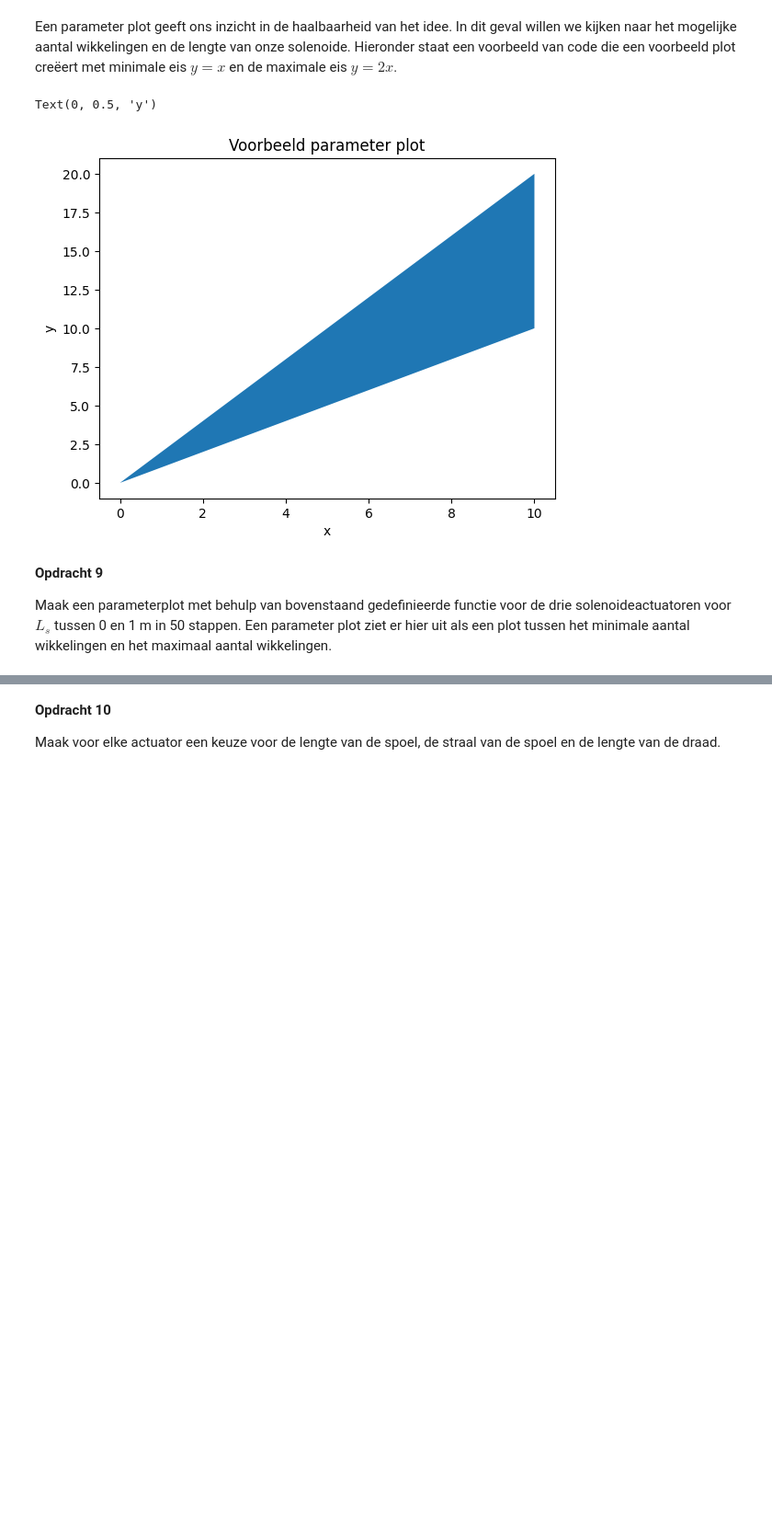
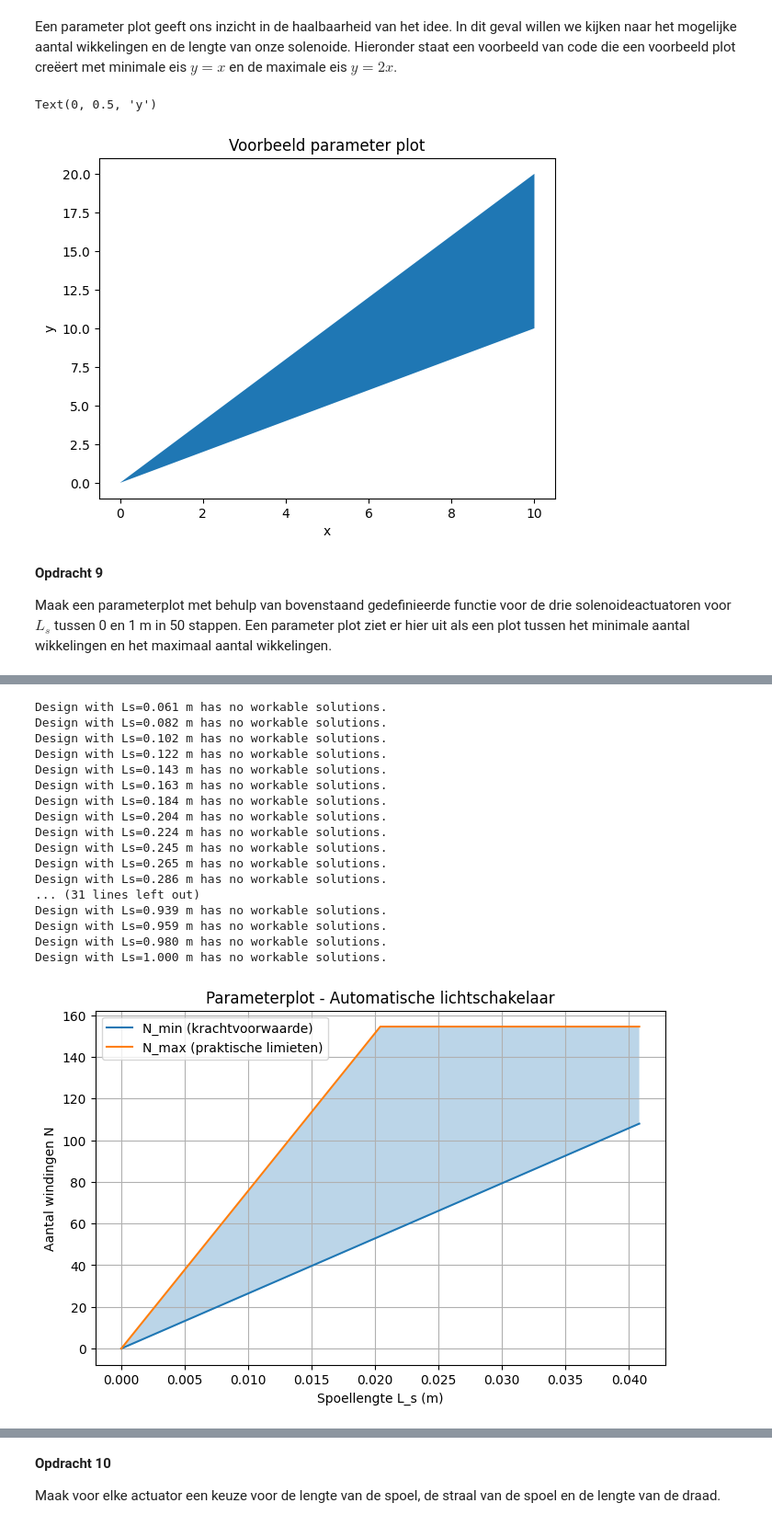
Before and after one commit to daantjebunschoten1-gif/opdrachten-DEF-D, a Jupyter notebook: DigitaleOntwerpopdrachten/2KrachtactuatorOpdracht/KrachtactuatorOpdracht.ipynb, the cells around one changed output, grey strips where cells are left out. Shown at 92% size. Cells and saved outputs as stored; diff of their text form; code cells hidden in the pictures; blank space fills up the shorter version.

```diff
--- a/DigitaleOntwerpopdrachten/2KrachtactuatorOpdracht/KrachtactuatorOpdracht.ipynb
+++ b/DigitaleOntwerpopdrachten/2KrachtactuatorOpdracht/KrachtactuatorOpdracht.ipynb
@@ -365,0 +271,71 @@ The design with L_s = [1.] has no workable solution.
+# %%
+Ls_waardes = np.linspace(0, 1, 50)   # spoellengte van 0 tot 1 m
+
+def plot_actuator(F, rs, rd, I, L_draad_max, title):
+    N_min_list = []
+    N_max_list = []
+
+    for Ls in Ls_waardes:
+        N_min, N_max = aantal_wikkelingen(F, Ls, rs, rd, I, L_draad_max, mu_r=4000)
+        N_min_list.append(N_min)
+        N_max_list.append(N_max)
+
+    plt.figure(figsize=(8,5))
+    plt.plot(Ls_waardes, N_min_list, label="N_min (krachtvoorwaarde)")
+    plt.plot(Ls_waardes, N_max_list, label="N_max (praktische limieten)")
+    plt.fill_between(Ls_waardes, N_min_list, N_max_list, alpha=0.3)
+
+    plt.xlabel("Spoellengte L_s (m)")
+    plt.ylabel("Aantal windingen N")
+    plt.title(title)
+    plt.legend()
+    plt.grid(True)
+    plt.show()
+
+
+plot_actuator(
+    F=F_1,
+    rs=rs_1,      #spoelstraal is de straal van de actuator + draadikte van de stroomdraad diamter denk ik
+    rd=rd_1,      #kopedraadikte van de stroomdraad
+    I=I_1,
+    L_draad_max=L_1,
+    title="Parameterplot - Automatische lichtschakelaar"
+)
+
+plot_actuator(
+    F=F_2,
+    rs=rs_2,
+    rd=rd_2,
+    I=I_2,
+    L_draad_max=L_2,
+    title="Parameterplot - Automatische deuropener"
+)
+
+
+plot_actuator(
+    F=F_3,
+    rs=rs_3,
+    rd=rd_3,
+    I=I_3,
+    L_draad_max=L_3,
+    title="Parameterplot - Extra deuractuator (40 N)"
+)
+# %% [output]
+Design with Ls=0.061 m has no workable solutions.
+Design with Ls=0.082 m has no workable solutions.
+Design with Ls=0.102 m has no workable solutions.
+Design with Ls=0.122 m has no workable solutions.
+Design with Ls=0.143 m has no workable solutions.
+Design with Ls=0.163 m has no workable solutions.
+Design with Ls=0.184 m has no workable solutions.
+Design with Ls=0.204 m has no workable solutions.
+Design with Ls=0.224 m has no workable solutions.
+Design with Ls=0.245 m has no workable solutions.
+Design with Ls=0.265 m has no workable solutions.
+Design with Ls=0.286 m has no workable solutions.
+... (31 lines left out)
+Design with Ls=0.939 m has no workable solutions.
+Design with Ls=0.959 m has no workable solutions.
+Design with Ls=0.980 m has no workable solutions.
+Design with Ls=1.000 m has no workable solutions.
+[figure, added]
```
Also changed, not shown: parts of 43 cells of this notebook.
